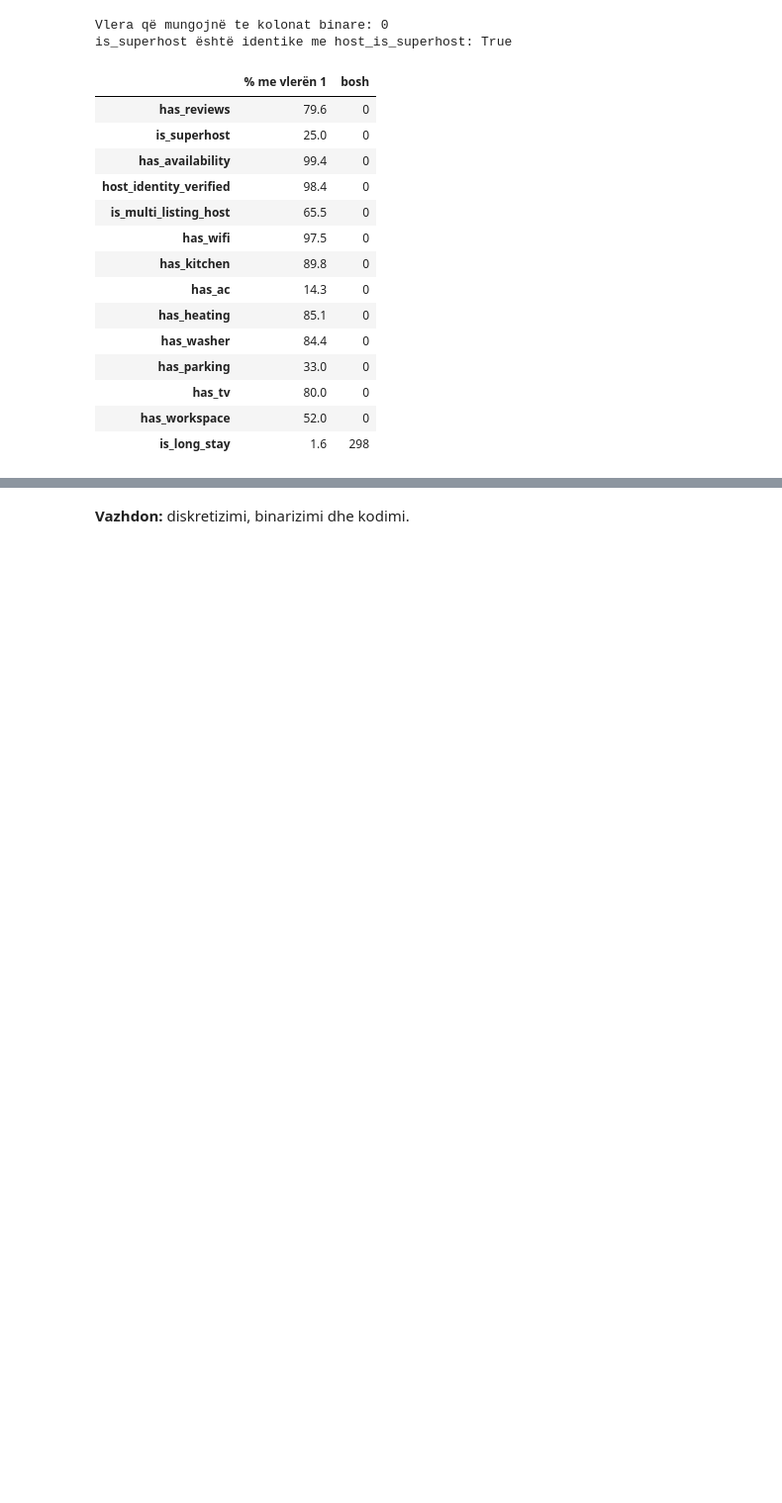
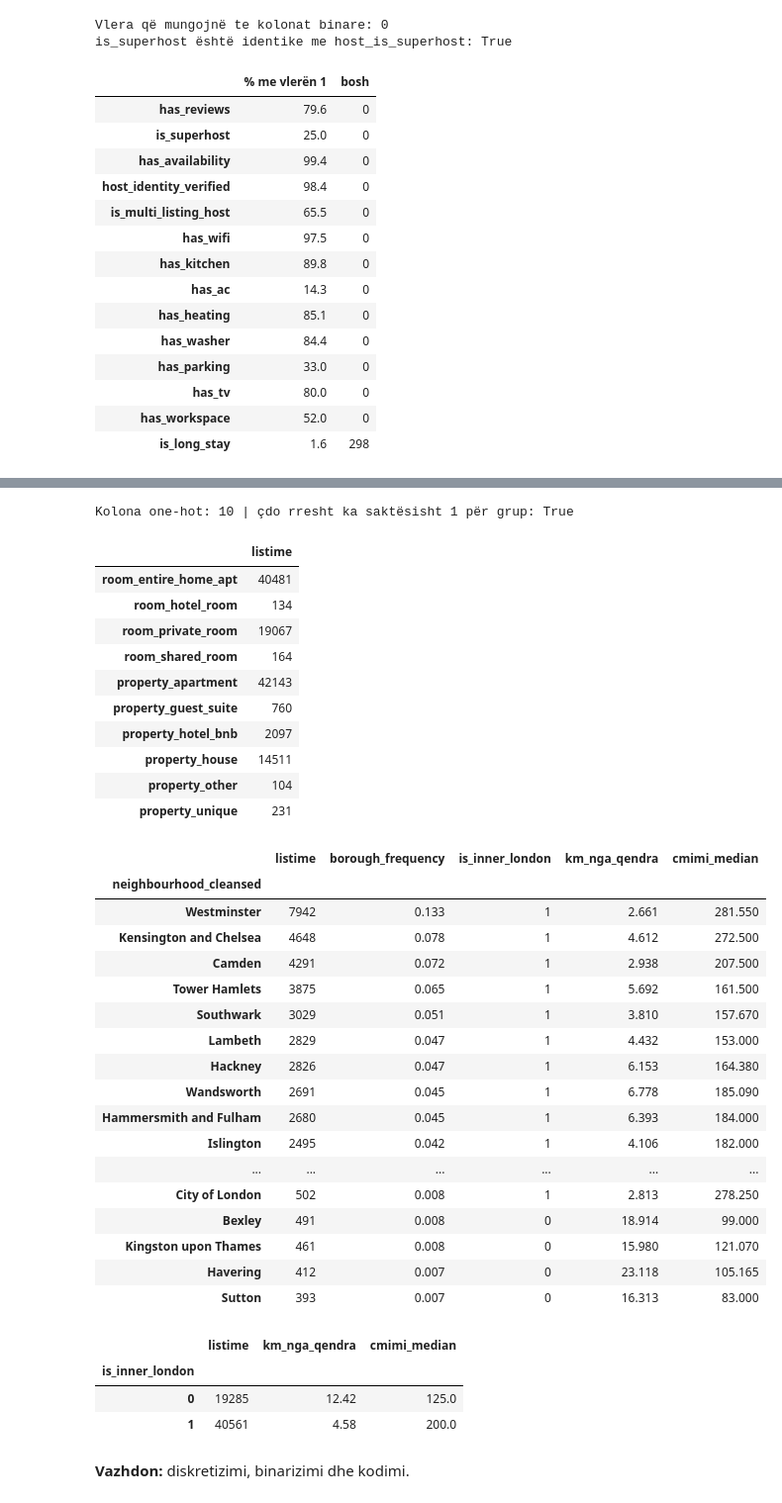
Before and after one commit to yllkeberisha/pvdh_group_10, a Jupyter notebook: notebooks/03_krijimi_vetive_dhe_kodimi.ipynb, the cells around one changed output, grey strips where cells are left out. Shown at 99% size. Drawn from its saved outputs; the diff is of its cells as text; code cells hidden in the pictures; blank space fills up the shorter version.

Commit message:
Add one-hot and borough encoding to notebook 03

```diff
--- a/notebooks/03_krijimi_vetive_dhe_kodimi.ipynb
+++ b/notebooks/03_krijimi_vetive_dhe_kodimi.ipynb
@@ -399,2 +410,59 @@ is_superhost është identike me host_is_superhost: True
+# %%
+one_hot = pd.get_dummies(df[["room_type", "property_group"]], prefix=["room", "property"], dtype="int8")
+one_hot.columns = one_hot.columns.str.lower().str.replace(r"[^a-z0-9]+", "_", regex=True).str.strip("_")
+df = pd.concat([df, one_hot], axis=1)
+print(f"Kolona one-hot: {one_hot.shape[1]} | çdo rresht ka saktësisht 1 për grup: "
+      f"{bool(one_hot.filter(like='room_').sum(axis=1).eq(1).all() and one_hot.filter(like='property_').sum(axis=1).eq(1).all())}")
+display(one_hot.sum().to_frame("listime"))
+
+INNER_LONDON = {"Camden", "City of London", "Greenwich", "Hackney", "Hammersmith and Fulham", "Islington", "Kensington and Chelsea",
+                "Lambeth", "Lewisham", "Southwark", "Tower Hamlets", "Wandsworth", "Westminster"}
+missing_names = INNER_LONDON - set(df["neighbourhood_cleansed"])
+assert not missing_names, f"Emra lagjesh që nuk gjenden: {missing_names}"
+df["is_inner_london"] = df["neighbourhood_cleansed"].isin(INNER_LONDON).astype("Int8")
+df["borough_frequency"] = df["neighbourhood_cleansed"].map(df["neighbourhood_cleansed"].value_counts(normalize=True))
+
+boroughs = df.groupby("neighbourhood_cleansed").agg(
+    listime=("id", "size"), borough_frequency=("borough_frequency", "first"), is_inner_london=("is_inner_london", "first"),
+    km_nga_qendra=("distance_to_center_km", "median"), cmimi_median=("price", "median"),
+).sort_values("listime", ascending=False)
+display(boroughs.round(3))
+display(df.groupby("is_inner_london").agg(listime=("id", "size"), km_nga_qendra=("distance_to_center_km", "median"),
+                                          cmimi_median=("price", "median")).round(2))
+# %% [output]
+Kolona one-hot: 10 | çdo rresht ka saktësisht 1 për grup: True
+|  | listime |
+| room_entire_home_apt | 40481 |
+| room_hotel_room | 134 |
+| room_private_room | 19067 |
+| room_shared_room | 164 |
+| property_apartment | 42143 |
+| property_guest_suite | 760 |
+| property_hotel_bnb | 2097 |
+| property_house | 14511 |
+| property_other | 104 |
+| property_unique | 231 |
+|  | listime | borough_frequency | is_inner_london | km_nga_qendra | cmimi_median |
+| neighbourhood_cleansed |  |  |  |  |  |
+| Westminster | 7942 | 0.133 | 1 | 2.661 | 281.550 |
+| Kensington and Chelsea | 4648 | 0.078 | 1 | 4.612 | 272.500 |
+| Camden | 4291 | 0.072 | 1 | 2.938 | 207.500 |
+| Tower Hamlets | 3875 | 0.065 | 1 | 5.692 | 161.500 |
+| Southwark | 3029 | 0.051 | 1 | 3.810 | 157.670 |
+| Lambeth | 2829 | 0.047 | 1 | 4.432 | 153.000 |
+| Hackney | 2826 | 0.047 | 1 | 6.153 | 164.380 |
+| Wandsworth | 2691 | 0.045 | 1 | 6.778 | 185.090 |
+| Hammersmith and Fulham | 2680 | 0.045 | 1 | 6.393 | 184.000 |
+| Islington | 2495 | 0.042 | 1 | 4.106 | 182.000 |
+| ... | ... | ... | ... | ... | ... |
+| City of London | 502 | 0.008 | 1 | 2.813 | 278.250 |
+| Bexley | 491 | 0.008 | 0 | 18.914 | 99.000 |
+| Kingston upon Thames | 461 | 0.008 | 0 | 15.980 | 121.070 |
+| Havering | 412 | 0.007 | 0 | 23.118 | 105.165 |
+| Sutton | 393 | 0.007 | 0 | 16.313 | 83.000 |
+|  | listime | km_nga_qendra | cmimi_median |
+| is_inner_london |  |  |  |
+| 0 | 19285 | 12.42 | 125.0 |
+| 1 | 40561 | 4.58 | 200.0 |
 # %% [markdown]
 **Vazhdon:** diskretizimi, binarizimi dhe kodimi.
```
Also changed, not shown: parts of 1 cell of this notebook.
